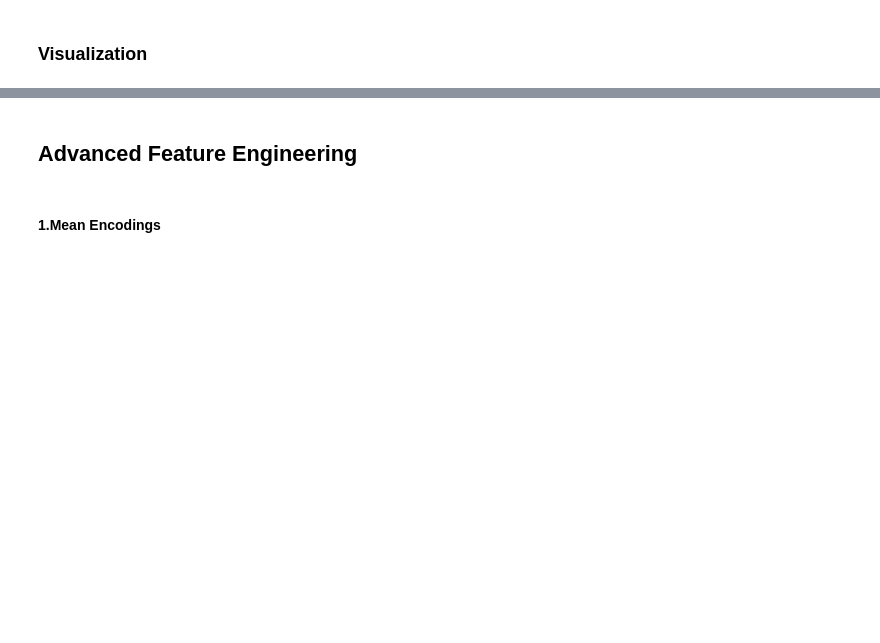
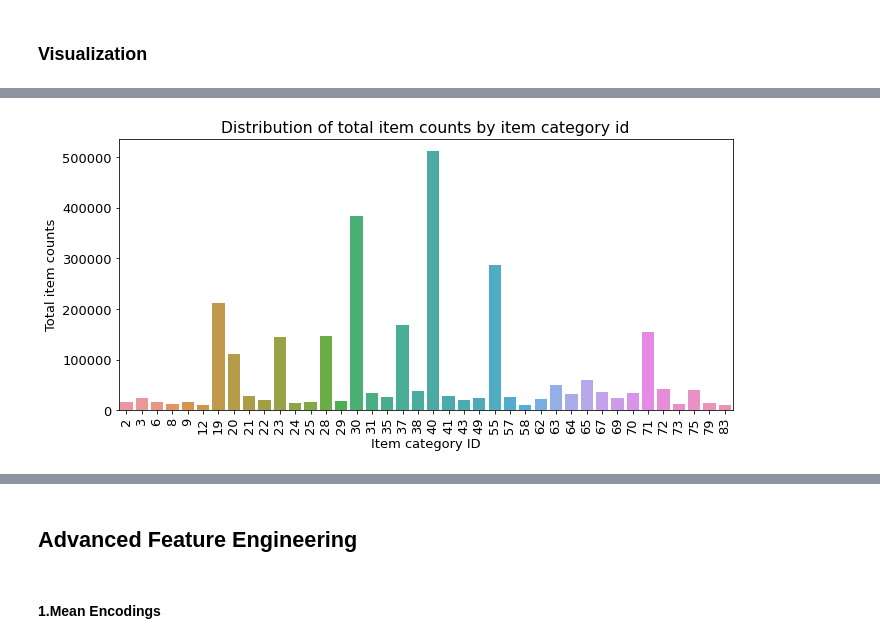
Before and after one commit to muhammed1k/MLProjects, a Jupyter notebook: Kaggle Competition/Predict Future Sales.ipynb, the cells around one changed output, grey strips where cells are left out. Saved outputs shown, nothing was run; the diff lists cells and outputs as text; code cells hidden in the pictures; blank space fills up the shorter version.

```diff
--- a/Kaggle Competition/Predict Future Sales.ipynb
+++ b/Kaggle Competition/Predict Future Sales.ipynb
@@ -437,0 +465,18 @@ ax.set(title='Distribution of monthly item counts by date block number',
+# %%
+figure, ax= plt.subplots()
+figure.set_size_inches(11, 5)
+
+# Total item sales by item_category_id
+group_cat_sum = all_data.groupby('item_category_id').agg({'target': 'sum'})
+group_cat_sum = group_cat_sum.reset_index()
+
+# Extract only item categories with total sales > 10,000
+group_cat_sum = group_cat_sum[group_cat_sum['target'] > 10000]
+
+sns.barplot(x='item_category_id', y='target', data=group_cat_sum)
+ax.set(title='Distribution of total item counts by item category id',
+       xlabel='Item category ID',
+       ylabel='Total item counts')
+ax.tick_params(axis='x', labelrotation=90) # Rotate X label
+# %% [output]
+[figure, added]
```
Also changed, not shown: parts of 41 cells of this notebook.
